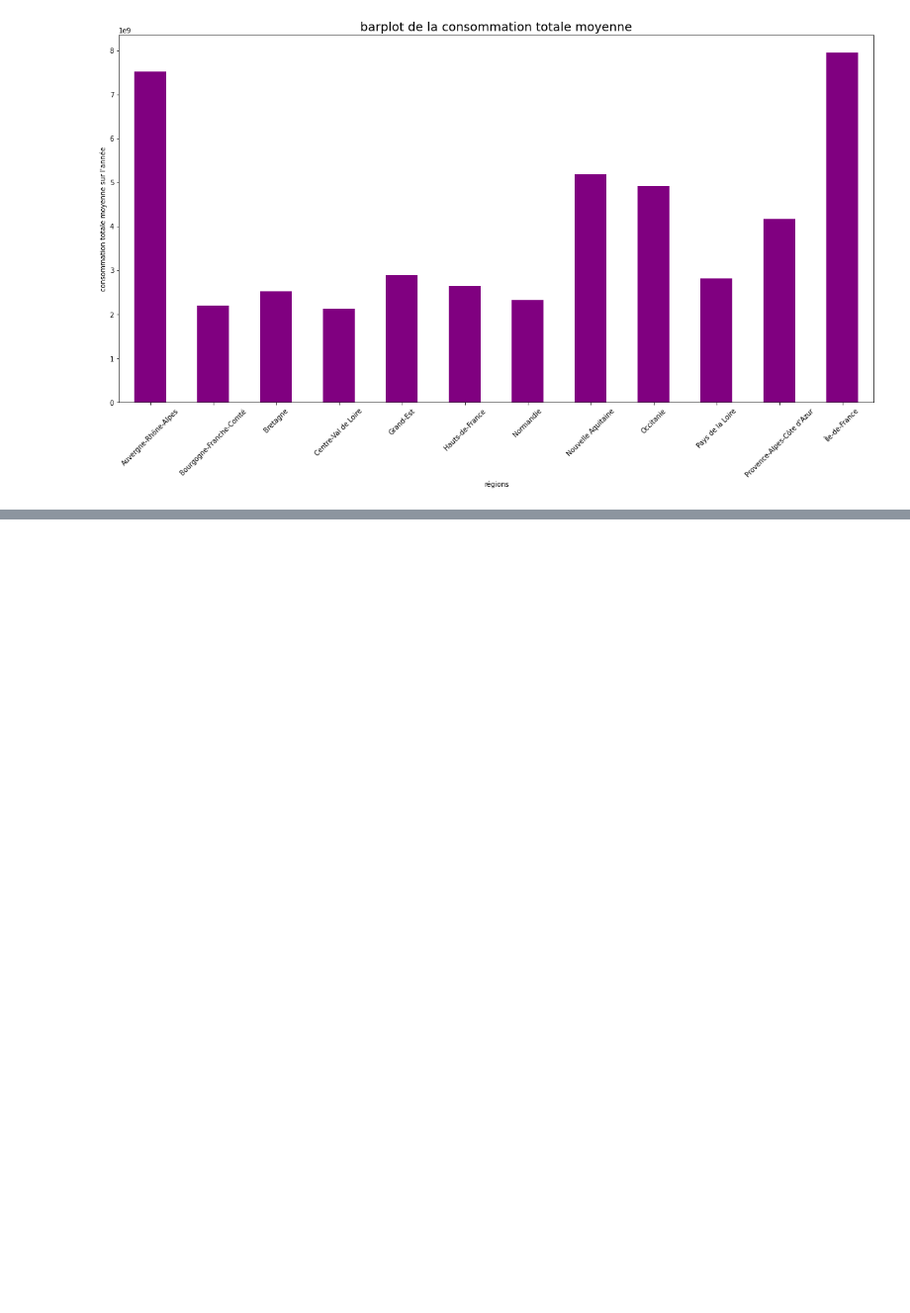
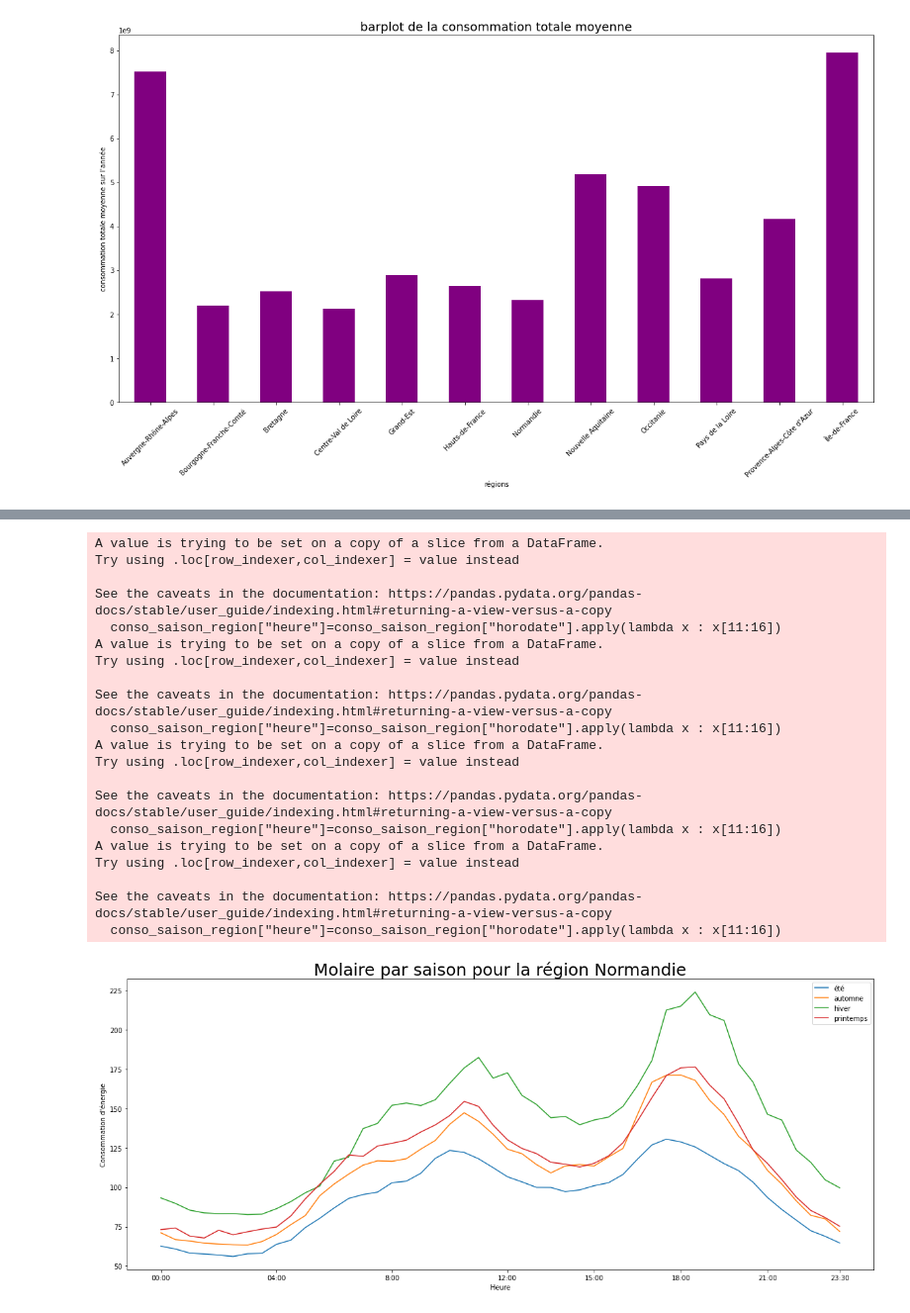
Before and after one commit to cominho/Stat-App, a Jupyter notebook: Stat desc-test.ipynb, the cells around one changed output, grey strips where cells are left out. Shown at 99% size. Drawn from its saved outputs; the diff is of its cells as text; code cells hidden in the pictures; blank space fills up the shorter version.

```diff
--- a/Stat desc-test.ipynb
+++ b/Stat desc-test.ipynb
@@ -414,0 +242,8 @@ printemps=enedis_final[(enedis_final["mois"]=="03")|(enedis_final["mois"]=="04")
+# %%
+ete_basse=basse_conso[(basse_conso["mois"]=="06")|(basse_conso["mois"]=="07")|(basse_conso["mois"]=="08")]
+
+automne_basse=basse_conso[(basse_conso["mois"]=="09")|(basse_conso["mois"]=="10")|(basse_conso["mois"]=="11")]
+
+hiver_basse=basse_conso[(basse_conso["mois"]=="12")|(basse_conso["mois"]=="01")|(basse_conso["mois"]=="02")]
+
+printemps_basse=basse_conso[(basse_conso["mois"]=="03")|(basse_conso["mois"]=="04")|(basse_conso["mois"]=="05")]
@@ -415 +254,35 @@ printemps=enedis_final[(enedis_final["mois"]=="03")|(enedis_final["mois"]=="04")
+# %%
+# molaire conso moyenne par heure pour chaque jour de la saison
+def molaire_saison(data_saison,region,saison):
+    conso_saison_region=data_saison[data_saison["region_x"]==region]
+
+    conso_saison_region["heure"]=conso_saison_region["horodate"].apply(lambda x : x[11:16])
+    total_conso_saison_region=conso_saison_region.groupby("heure")["energie_soutiree_moyenne"].mean()
+
+
+    plt.plot(total_conso_saison_region,label=saison)
+    t2=["00:00","04:00","08:00","12:00","15:00","18:00","21:00","23:30"]
+    plt.xticks(t2,["00:00","04:00","8:00","12:00","15:00","18:00","21:00","23:30"])
+    plt.xlabel('Heure')
+    plt.ylabel("Consommation d'énergie")
+    plt.title('Molaire pour la saison '+saison+", région "+region,size=25)
+
+
+haute=[ete,automne,hiver,printemps]
+basse=[ete_basse,automne_basse,hiver_basse,printemps_basse]
+
+def molaire_toute_saison(region):
+    plt.figure(figsize=(20, 8))
+    molaire_saison(ete_basse,region,"été")
+    molaire_saison(automne_basse,region,"automne")
+    molaire_saison(hiver_basse,region,"hiver")
+    molaire_saison(printemps_basse,region,"printemps")
+    t2=["00:00","04:00","08:00","12:00","15:00","18:00","21:00","23:30"]
+    plt.xticks(t2,["00:00","04:00","8:00","12:00","15:00","18:00","21:00","23:30"])
+    plt.xlabel('Heure')
+    plt.ylabel("Consommation d'énergie")
+    plt.legend()
+    plt.title('Molaire par saison pour la région '+region,size=25)
+
+    plt.show()
 # %%
@@ -435,0 +309,24 @@ See the caveats in the documentation: https://pandas.pydata.org/pandas-docs/stab
+# %%
+molaire_toute_saison("Normandie")
+# %% [output]
+A value is trying to be set on a copy of a slice from a DataFrame.
+Try using .loc[row_indexer,col_indexer] = value instead
+
+See the caveats in the documentation: https://pandas.pydata.org/pandas-docs/stable/user_guide/indexing.html#returning-a-view-versus-a-copy
+  conso_saison_region["heure"]=conso_saison_region["horodate"].apply(lambda x : x[11:16])
+A value is trying to be set on a copy of a slice from a DataFrame.
+Try using .loc[row_indexer,col_indexer] = value instead
+
+See the caveats in the documentation: https://pandas.pydata.org/pandas-docs/stable/user_guide/indexing.html#returning-a-view-versus-a-copy
+  conso_saison_region["heure"]=conso_saison_region["horodate"].apply(lambda x : x[11:16])
+A value is trying to be set on a copy of a slice from a DataFrame.
+Try using .loc[row_indexer,col_indexer] = value instead
+
+See the caveats in the documentation: https://pandas.pydata.org/pandas-docs/stable/user_guide/indexing.html#returning-a-view-versus-a-copy
+  conso_saison_region["heure"]=conso_saison_region["horodate"].apply(lambda x : x[11:16])
+A value is trying to be set on a copy of a slice from a DataFrame.
+Try using .loc[row_indexer,col_indexer] = value instead
+
+See the caveats in the documentation: https://pandas.pydata.org/pandas-docs/stable/user_guide/indexing.html#returning-a-view-versus-a-copy
+  conso_saison_region["heure"]=conso_saison_region["horodate"].apply(lambda x : x[11:16])
+[figure, added]
```
Also changed, not shown: parts of 40 cells of this notebook.
